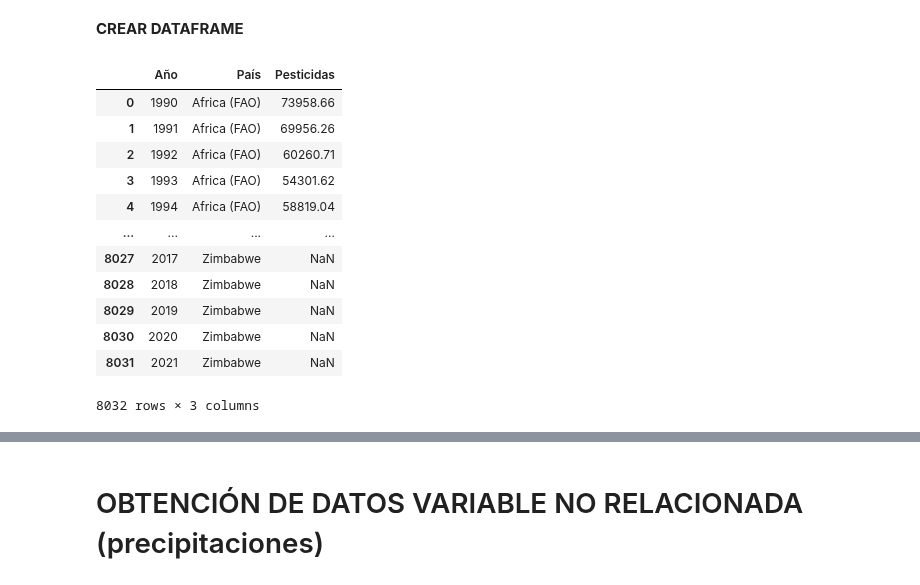
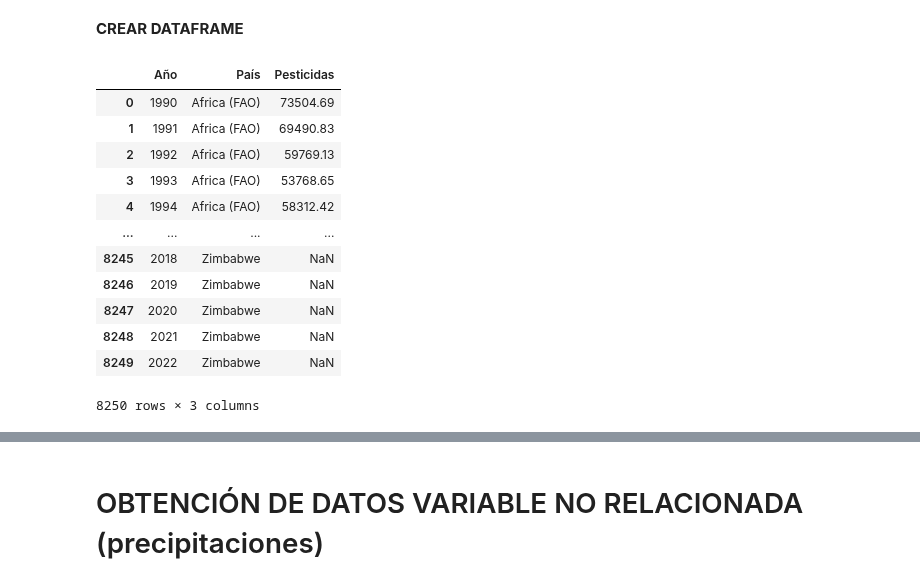
Before and after one commit to Lorenacalvoperez/Trabajo-Fin-de-Grado, a Jupyter notebook: SCRIPTS/DataFrames.ipynb, the cells around one changed output, grey strips where cells are left out. Cells and saved outputs as stored; diff of their text form; code cells hidden in the pictures.

```diff
--- a/SCRIPTS/DataFrames.ipynb
+++ b/SCRIPTS/DataFrames.ipynb
@@ -432,29 +432,29 @@ def crear_dataframe(valores, años, paises):
 # %%
 import pandas as pd
 import requests
-DATA_URL = "https://api.ourworldindata.org/v1/indicators/832404.data.json"
-METADATA_URL = "https://api.ourworldindata.org/v1/indicators/832404.metadata.json"
+DATA_URL = "https://api.ourworldindata.org/v1/indicators/1016584.data.json"
+METADATA_URL = "https://api.ourworldindata.org/v1/indicators/1016584.metadata.json"
 datos, metadata = cargar_datos()
 valores, años, paises = procesar_datos(datos, metadata)
 df_pepticidas = crear_dataframe(valores, años, paises)
 
 
 # Mostrar las filas del DataFrame
 display(df_pepticidas)
 # %% [output]
 |  | Año | País | Pesticidas |
-| 0 | 1990 | Africa (FAO) | 73958.66 |
-| 1 | 1991 | Africa (FAO) | 69956.26 |
-| 2 | 1992 | Africa (FAO) | 60260.71 |
-| 3 | 1993 | Africa (FAO) | 54301.62 |
-| 4 | 1994 | Africa (FAO) | 58819.04 |
+| 0 | 1990 | Africa (FAO) | 73504.69 |
+| 1 | 1991 | Africa (FAO) | 69490.83 |
+| 2 | 1992 | Africa (FAO) | 59769.13 |
+| 3 | 1993 | Africa (FAO) | 53768.65 |
+| 4 | 1994 | Africa (FAO) | 58312.42 |
 | ... | ... | ... | ... |
-| 8027 | 2017 | Zimbabwe | NaN |
-| 8028 | 2018 | Zimbabwe | NaN |
-| 8029 | 2019 | Zimbabwe | NaN |
-| 8030 | 2020 | Zimbabwe | NaN |
-| 8031 | 2021 | Zimbabwe | NaN |
+| 8245 | 2018 | Zimbabwe | NaN |
+| 8246 | 2019 | Zimbabwe | NaN |
+| 8247 | 2020 | Zimbabwe | NaN |
+| 8248 | 2021 | Zimbabwe | NaN |
+| 8249 | 2022 | Zimbabwe | NaN |
-8032 rows × 3 columns
+8250 rows × 3 columns
 # %%
 pepticidas_final = df_pepticidas.dropna()
 display(pepticidas_final)
```
Also changed, not shown: parts of 1 cell of this notebook.
